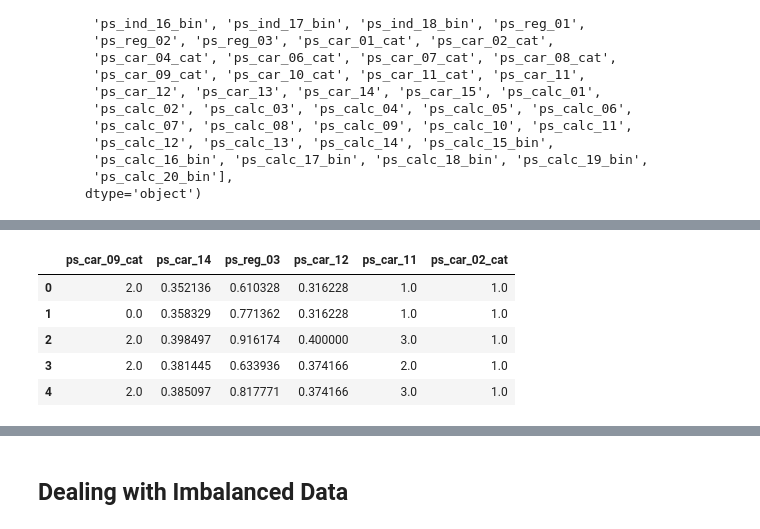
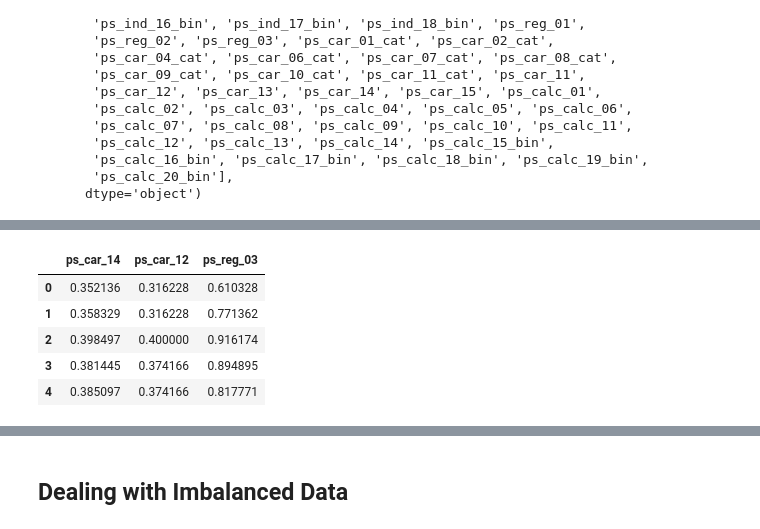
Before and after one commit to SarahLuym/WhaleDataScienceProject, a Jupyter notebook: data/Whole_Project.ipynb, the cells around one changed output, grey strips where cells are left out. Drawn from its saved outputs; the diff is of its cells as text; code cells hidden in the pictures.

```diff
--- a/data/Whole_Project.ipynb
+++ b/data/Whole_Project.ipynb
@@ -287,5 +291,5 @@ Index(['id', 'target', 'ps_ind_01', 'ps_ind_02_cat', 'ps_ind_03',
 # Columns that need imputation
 impute_cols = meta_data[(meta_data['imputation'] != 'No Missing') & (meta_data['imputation'] != 'remove')].index.to_list()
 mul_imp_cols = ['ps_car_01_cat', 'ps_ind_04_cat', 'ps_ind_02_cat', 'ps_car_07_cat', 'ps_ind_05_cat']
-uni_imp_cols = list(set(impute_cols).difference(set(mul_imp_cols)))
-uni_imp_cols
+mode_imp_cols = ['ps_car_02_cat', 'ps_car_11', 'ps_car_09_cat']
+mean_imp_cols = ['ps_car_14', 'ps_car_12', 'ps_reg_03']
@@ -299,7 +296,8 @@ uni_imp_cols
 # %%
 # Univariate Imputation -- train
 mode_imputer = SimpleImputer(missing_values=-1, strategy='most_frequent', add_indicator=True)
-imp = mode_imputer.fit_transform(train_temp[uni_imp_cols])
-imp
-train_temp[uni_imp_cols] = pd.DataFrame(imp).iloc[:, :len(uni_imp_cols)]
-train_temp[uni_imp_cols].head()
+mean_imputer = SimpleImputer(missing_values=-1, strategy='mean', add_indicator=True)
+imp_mode = mode_imputer.fit_transform(train_temp[mode_imp_cols])
+train_temp[mode_imp_cols] = pd.DataFrame(imp_mode).iloc[:, :len(mode_imp_cols)]
+imp_mean = mean_imputer.fit_transform(train_temp[mean_imp_cols])
+train_temp[mean_imp_cols] = pd.DataFrame(imp_mean).iloc[:, :len(mean_imp_cols)]
@@ -313,16 +304,18 @@ train_temp[uni_imp_cols].head()
 # %%
 # Univariate Imputation -- test
-imp = mode_imputer.fit_transform(test_temp[uni_imp_cols])
+imp_mode = mode_imputer.fit_transform(test_temp[mode_imp_cols])
+imp_mean = mean_imputer.fit_transform(test_temp[mean_imp_cols])
 
-test_temp[uni_imp_cols] = pd.DataFrame(imp).iloc[:, :len(uni_imp_cols)]
-test_temp[uni_imp_cols].head()
+test_temp[mode_imp_cols] = pd.DataFrame(imp_mode).iloc[:, :len(mode_imp_cols)]
+test_temp[mean_imp_cols] = pd.DataFrame(imp_mean).iloc[:, :len(mean_imp_cols)]
+test_temp[mean_imp_cols].head()
 # %% [output]
-|  | ps_car_09_cat | ps_car_14 | ps_reg_03 | ps_car_12 | ps_car_11 | ps_car_02_cat |
-| 0 | 2.0 | 0.352136 | 0.610328 | 0.316228 | 1.0 | 1.0 |
-| 1 | 0.0 | 0.358329 | 0.771362 | 0.316228 | 1.0 | 1.0 |
-| 2 | 2.0 | 0.398497 | 0.916174 | 0.400000 | 3.0 | 1.0 |
-| 3 | 2.0 | 0.381445 | 0.633936 | 0.374166 | 2.0 | 1.0 |
-| 4 | 2.0 | 0.385097 | 0.817771 | 0.374166 | 3.0 | 1.0 |
+|  | ps_car_14 | ps_car_12 | ps_reg_03 |
+| 0 | 0.352136 | 0.316228 | 0.610328 |
+| 1 | 0.358329 | 0.316228 | 0.771362 |
+| 2 | 0.398497 | 0.400000 | 0.916174 |
+| 3 | 0.381445 | 0.374166 | 0.894895 |
+| 4 | 0.385097 | 0.374166 | 0.817771 |
 # %%
 # Multivariate Imputation -- KNN Imputer -- train
 set1 = ['ps_ind_05_cat', 'ps_car_07_cat']
```
Also changed, not shown: parts of 39 cells of this notebook.
